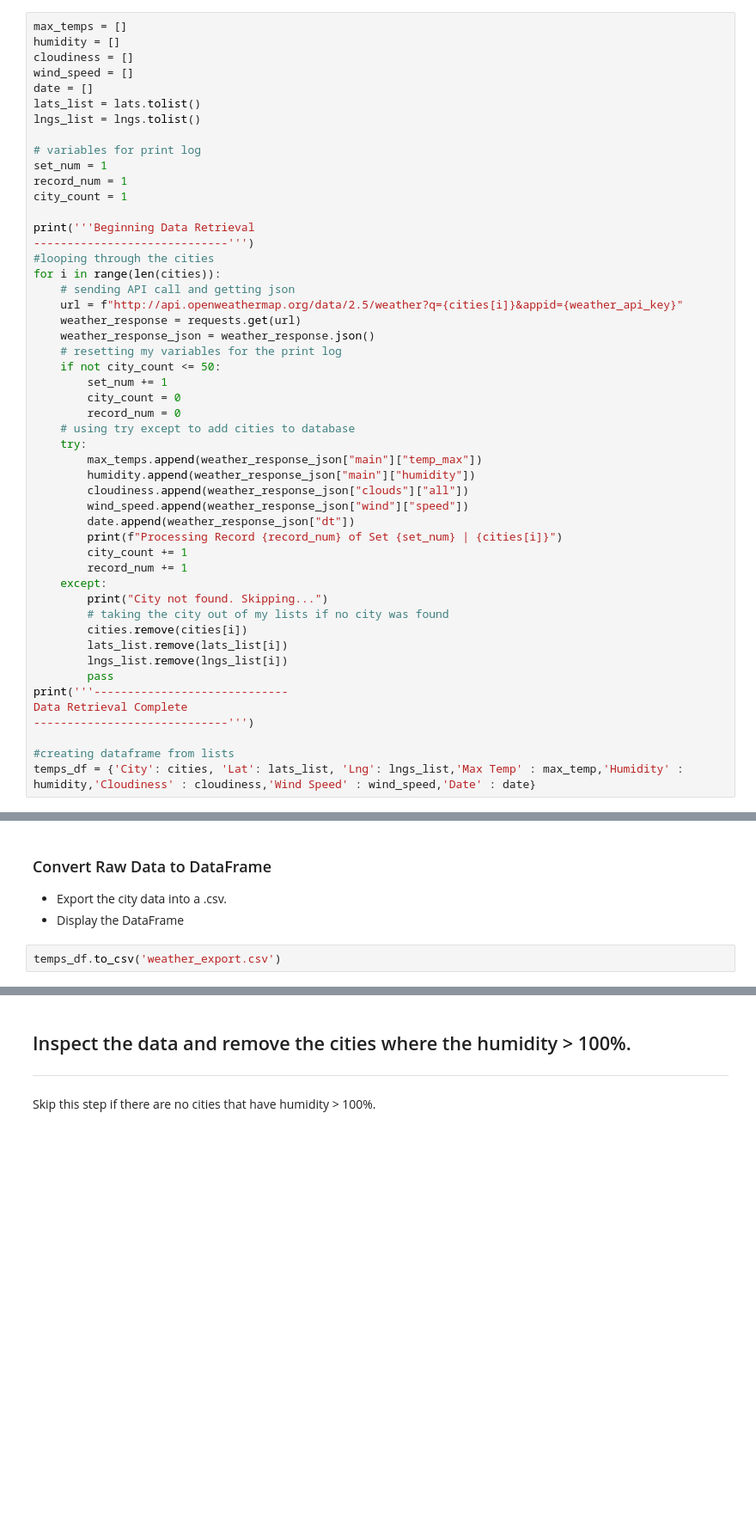
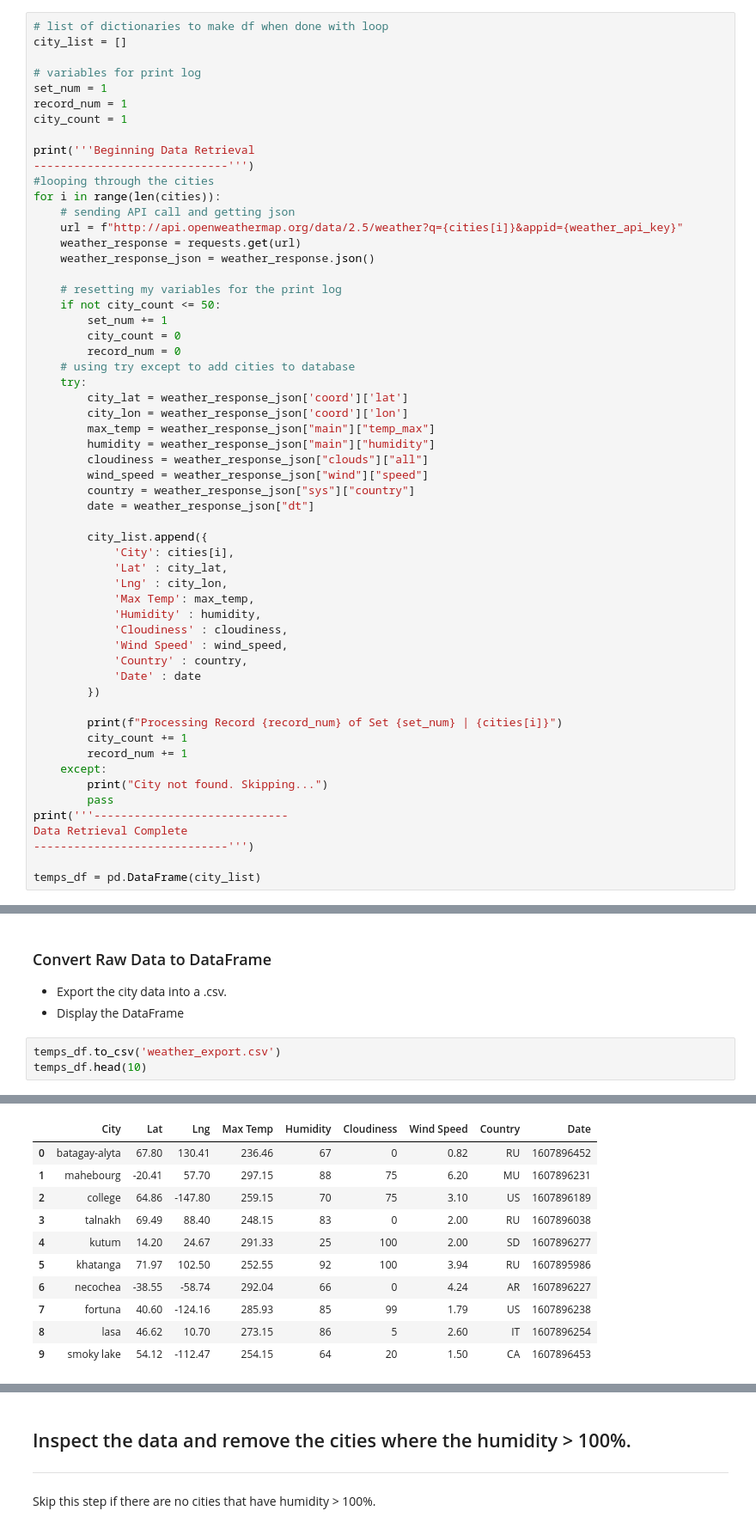
Before and after one commit to marybellavia/python-api-challenge, a Jupyter notebook: starter_code/WeatherPy.ipynb, the cells around one changed output, grey strips where cells are left out. Shown at 86% size. Saved outputs shown, nothing was run; the diff lists cells and outputs as text; blank space fills up the shorter version.

```diff
--- a/starter_code/WeatherPy.ipynb
+++ b/starter_code/WeatherPy.ipynb
@@ -55,13 +55,8 @@ len(cities)
 * Perform a weather check on each city using a series of successive API calls.
 * Include a print log of each city as it'sbeing processed (with the city number and city name).
 # %%
-max_temps = []
-humidity = []
-cloudiness = []
-wind_speed = []
-date = []
-lats_list = lats.tolist()
-lngs_list = lngs.tolist()
+# list of dictionaries to make df when done with loop
+city_list = []
 
 # variables for print log
 set_num = 1
@@ -76,6 +71,7 @@ for i in range(len(cities)):
     url = f"http://api.openweathermap.org/data/2.5/weather?q={cities[i]}&appid={weather_api_key}"
     weather_response = requests.get(url)
     weather_response_json = weather_response.json()
+
     # resetting my variables for the print log
     if not city_count <= 50:
         set_num += 1
@@ -83,27 +79,38 @@ for i in range(len(cities)):
         record_num = 0
     # using try except to add cities to database
     try:
-        max_temps.append(weather_response_json["main"]["temp_max"])
-        humidity.append(weather_response_json["main"]["humidity"])
-        cloudiness.append(weather_response_json["clouds"]["all"])
-        wind_speed.append(weather_response_json["wind"]["speed"])
-        date.append(weather_response_json["dt"])
+        city_lat = weather_response_json['coord']['lat']
+        city_lon = weather_response_json['coord']['lon']
+        max_temp = weather_response_json["main"]["temp_max"]
+        humidity = weather_response_json["main"]["humidity"]
+        cloudiness = weather_response_json["clouds"]["all"]
+        wind_speed = weather_response_json["wind"]["speed"]
+        country = weather_response_json["sys"]["country"]
+        date = weather_response_json["dt"]
+
+        city_list.append({
+            'City': cities[i],
+            'Lat' : city_lat,
+            'Lng' : city_lon,
+            'Max Temp': max_temp,
+            'Humidity' : humidity,
+            'Cloudiness' : cloudiness,
+            'Wind Speed' : wind_speed,
+            'Country' : country,
+            'Date' : date
+        })
+
         print(f"Processing Record {record_num} of Set {set_num} | {cities[i]}")
         city_count += 1
         record_num += 1
     except:
         print("City not found. Skipping...")
-        # taking the city out of my lists if no city was found
-        cities.remove(cities[i])
-        lats_list.remove(lats_list[i])
-        lngs_list.remove(lngs_list[i])
         pass
 print('''-----------------------------
 Data Retrieval Complete
 -----------------------------''')
 
-#creating dataframe from lists
-temps_df = {'City': cities, 'Lat': lats_list, 'Lng': lngs_list,'Max Temp' : max_temp,'Humidity' : humidity,'Cloudiness' : cloudiness,'Wind Speed' : wind_speed,'Date' : date}
+temps_df = pd.DataFrame(city_list)
 # %% [output]
 Beginning Data Retrieval
 -----------------------------
@@ -129,4 +135,5 @@ IndexError: list index out of range
 * Display the DataFrame
 # %%
 temps_df.to_csv('weather_export.csv')
+temps_df.head(10)
 # %% [output]
@@ -133,0 +140,11 @@ NameError: name 'temps_df' is not defined
+|  | City | Lat | Lng | Max Temp | Humidity | Cloudiness | Wind Speed | Country | Date |
+| 0 | batagay-alyta | 67.80 | 130.41 | 236.46 | 67 | 0 | 0.82 | RU | 1607896452 |
+| 1 | mahebourg | -20.41 | 57.70 | 297.15 | 88 | 75 | 6.20 | MU | 1607896231 |
+| 2 | college | 64.86 | -147.80 | 259.15 | 70 | 75 | 3.10 | US | 1607896189 |
+| 3 | talnakh | 69.49 | 88.40 | 248.15 | 83 | 0 | 2.00 | RU | 1607896038 |
+| 4 | kutum | 14.20 | 24.67 | 291.33 | 25 | 100 | 2.00 | SD | 1607896277 |
+| 5 | khatanga | 71.97 | 102.50 | 252.55 | 92 | 100 | 3.94 | RU | 1607895986 |
+| 6 | necochea | -38.55 | -58.74 | 292.04 | 66 | 0 | 4.24 | AR | 1607896227 |
+| 7 | fortuna | 40.60 | -124.16 | 285.93 | 85 | 99 | 1.79 | US | 1607896238 |
+| 8 | lasa | 46.62 | 10.70 | 273.15 | 86 | 5 | 2.60 | IT | 1607896254 |
+| 9 | smoky lake | 54.12 | -112.47 | 254.15 | 64 | 20 | 1.50 | CA | 1607896453 |
```
Also changed, not shown: parts of 10 cells of this notebook, 1 other file.
